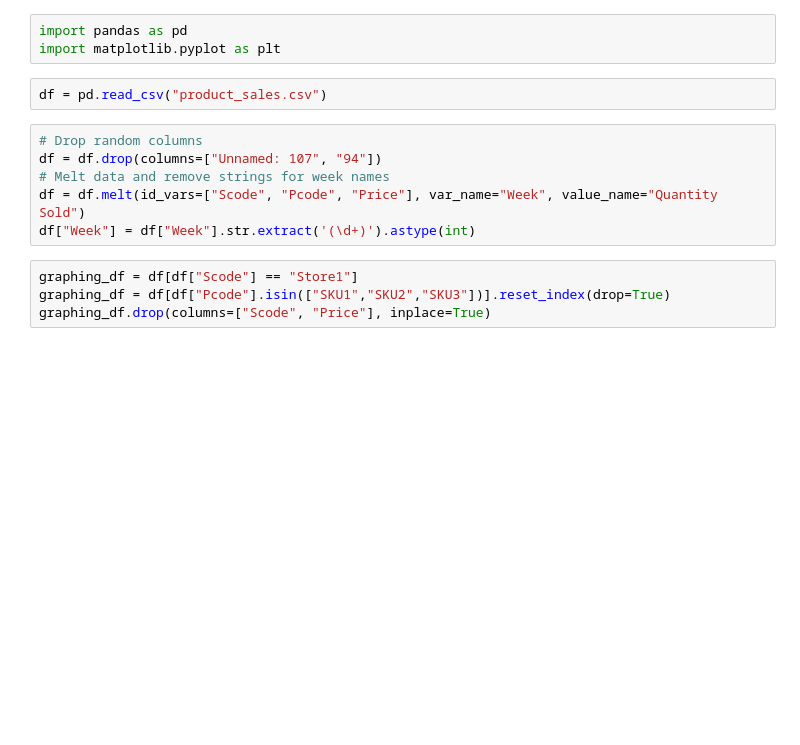
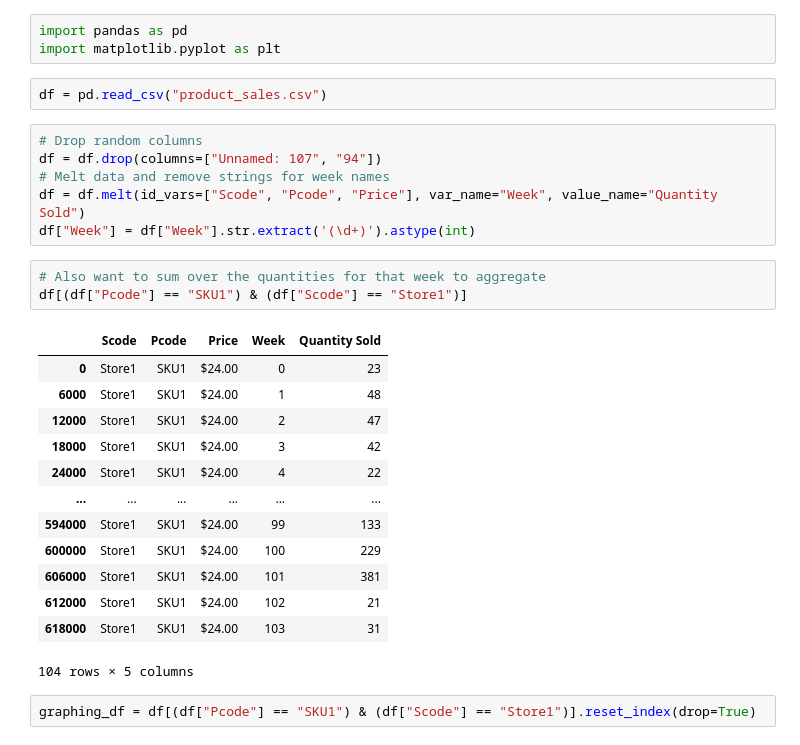
Before and after one commit to siddharth-r-tiwari/am207, a Jupyter notebook: eliza_eda.ipynb, the cells around one changed output. Drawn from its saved outputs; the diff is of its cells as text; blank space fills up the shorter version.

```diff
--- a/eliza_eda.ipynb
+++ b/eliza_eda.ipynb
@@ -9,7 +9,22 @@ df = df.drop(columns=["Unnamed: 107", "94"])
 # Melt data and remove strings for week names
 df = df.melt(id_vars=["Scode", "Pcode", "Price"], var_name="Week", value_name="Quantity Sold")
 df["Week"] = df["Week"].str.extract('(\d+)').astype(int)
+# %%
+# Also want to sum over the quantities for that week to aggregate
+df[(df["Pcode"] == "SKU1") & (df["Scode"] == "Store1")]
+# %% [output]
+|  | Scode | Pcode | Price | Week | Quantity Sold |
+| 0 | Store1 | SKU1 | $24.00 | 0 | 23 |
+| 6000 | Store1 | SKU1 | $24.00 | 1 | 48 |
+| 12000 | Store1 | SKU1 | $24.00 | 2 | 47 |
+| 18000 | Store1 | SKU1 | $24.00 | 3 | 42 |
+| 24000 | Store1 | SKU1 | $24.00 | 4 | 22 |
+| ... | ... | ... | ... | ... | ... |
+| 594000 | Store1 | SKU1 | $24.00 | 99 | 133 |
+| 600000 | Store1 | SKU1 | $24.00 | 100 | 229 |
+| 606000 | Store1 | SKU1 | $24.00 | 101 | 381 |
+| 612000 | Store1 | SKU1 | $24.00 | 102 | 21 |
+| 618000 | Store1 | SKU1 | $24.00 | 103 | 31 |
+104 rows × 5 columns
 # %%
-graphing_df = df[df["Scode"] == "Store1"]
-graphing_df = df[df["Pcode"].isin(["SKU1","SKU2","SKU3"])].reset_index(drop=True)
-graphing_df.drop(columns=["Scode", "Price"], inplace=True)
+graphing_df = df[(df["Pcode"] == "SKU1") & (df["Scode"] == "Store1")].reset_index(drop=True)
```
Also changed, not shown: parts of 2 cells of this notebook, 1 other file.
